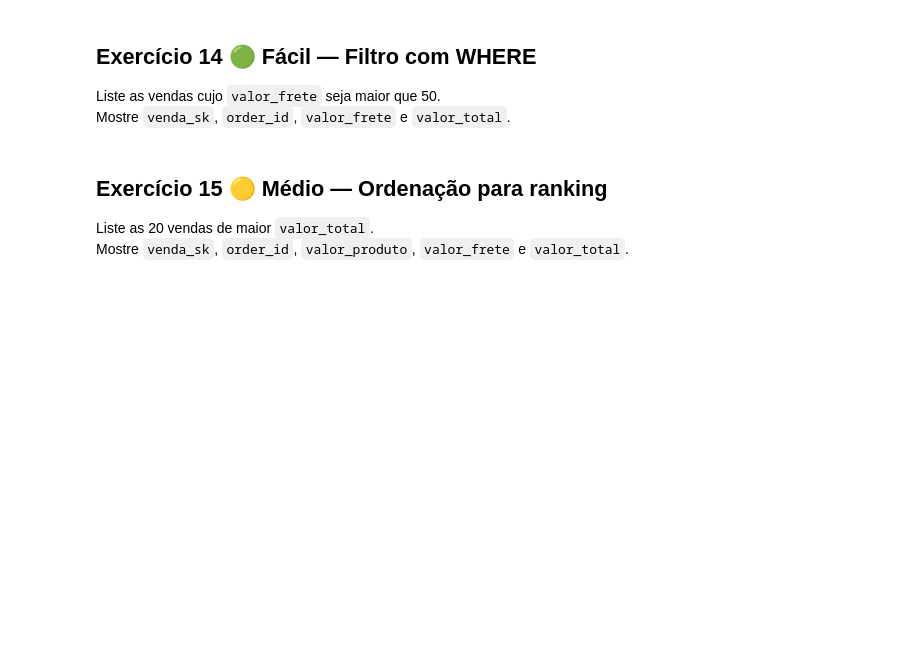
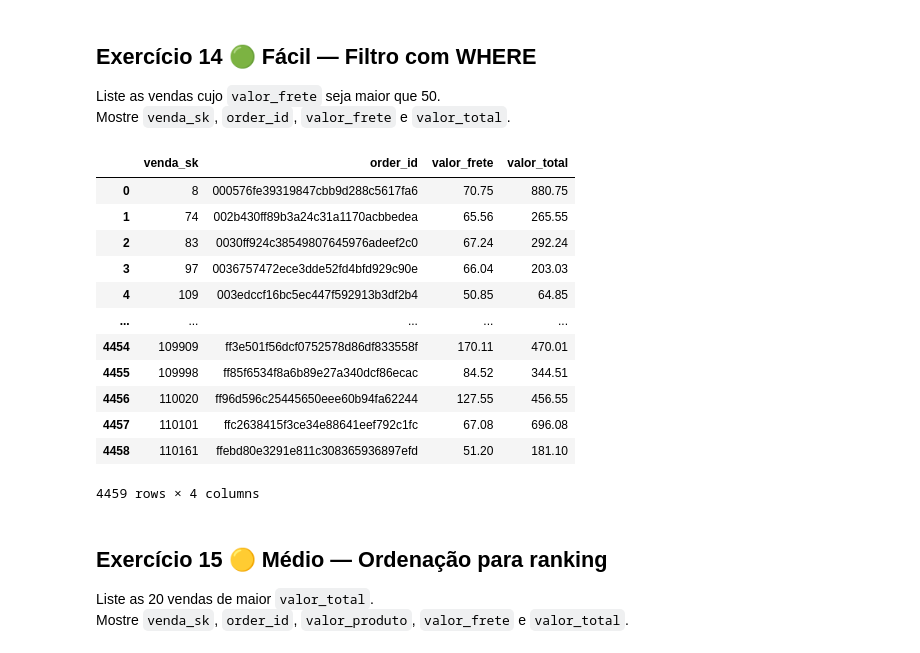
Before and after one commit to christianwislockioli-rgb/Estudo_SQL_SCTEC, a Jupyter notebook: Semana_9-main/Exercício/Semana9_Projeto_SQL_Aluno_Completo.ipynb, the cells around one changed output. Cells and saved outputs as stored; diff of their text form; code cells hidden in the pictures; blank space fills up the shorter version.

```diff
--- a/Semana_9-main/Exercício/Semana9_Projeto_SQL_Aluno_Completo.ipynb
+++ b/Semana_9-main/Exercício/Semana9_Projeto_SQL_Aluno_Completo.ipynb
@@ -586,8 +611,28 @@ Liste as vendas cujo `valor_frete` seja maior que 50.
 Mostre `venda_sk`, `order_id`, `valor_frete` e `valor_total`.
 # %%
 con.sql("""
--- SUA CONSULTA SQL AQUI
+SELECT
+        venda_sk,
+        order_id,
+        valor_frete,
+        valor_total
+FROM fato_vendas
+WHERE valor_frete > 50
 """).df()
+# %% [output]
+|  | venda_sk | order_id | valor_frete | valor_total |
+| 0 | 8 | 000576fe39319847cbb9d288c5617fa6 | 70.75 | 880.75 |
+| 1 | 74 | 002b430ff89b3a24c31a1170acbbedea | 65.56 | 265.55 |
+| 2 | 83 | 0030ff924c38549807645976adeef2c0 | 67.24 | 292.24 |
+| 3 | 97 | 0036757472ece3dde52fd4bfd929c90e | 66.04 | 203.03 |
+| 4 | 109 | 003edccf16bc5ec447f592913b3df2b4 | 50.85 | 64.85 |
+| ... | ... | ... | ... | ... |
+| 4454 | 109909 | ff3e501f56dcf0752578d86df833558f | 170.11 | 470.01 |
+| 4455 | 109998 | ff85f6534f8a6b89e27a340dcf86ecac | 84.52 | 344.51 |
+| 4456 | 110020 | ff96d596c25445650eee60b94fa62244 | 127.55 | 456.55 |
+| 4457 | 110101 | ffc2638415f3ce34e88641eef792c1fc | 67.08 | 696.08 |
+| 4458 | 110161 | ffebd80e3291e811c308365936897efd | 51.20 | 181.10 |
+4459 rows × 4 columns
 # %% [markdown]
 ## Exercício 15 🟡 Médio — Ordenação para ranking
 
```
Also changed, not shown: parts of 4 cells of this notebook.
